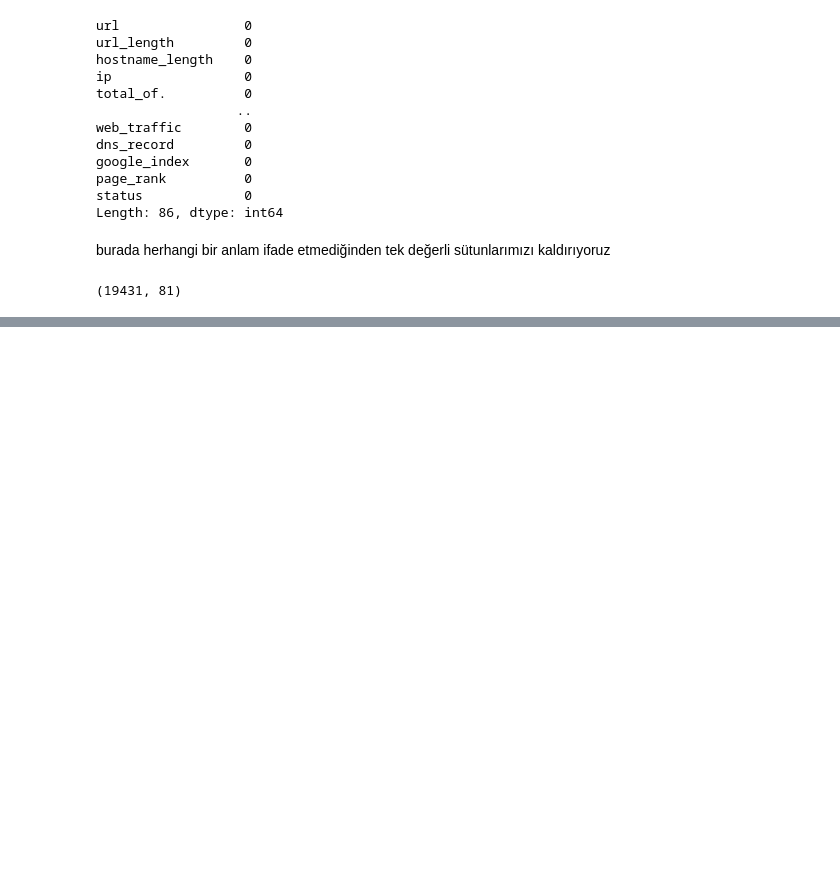
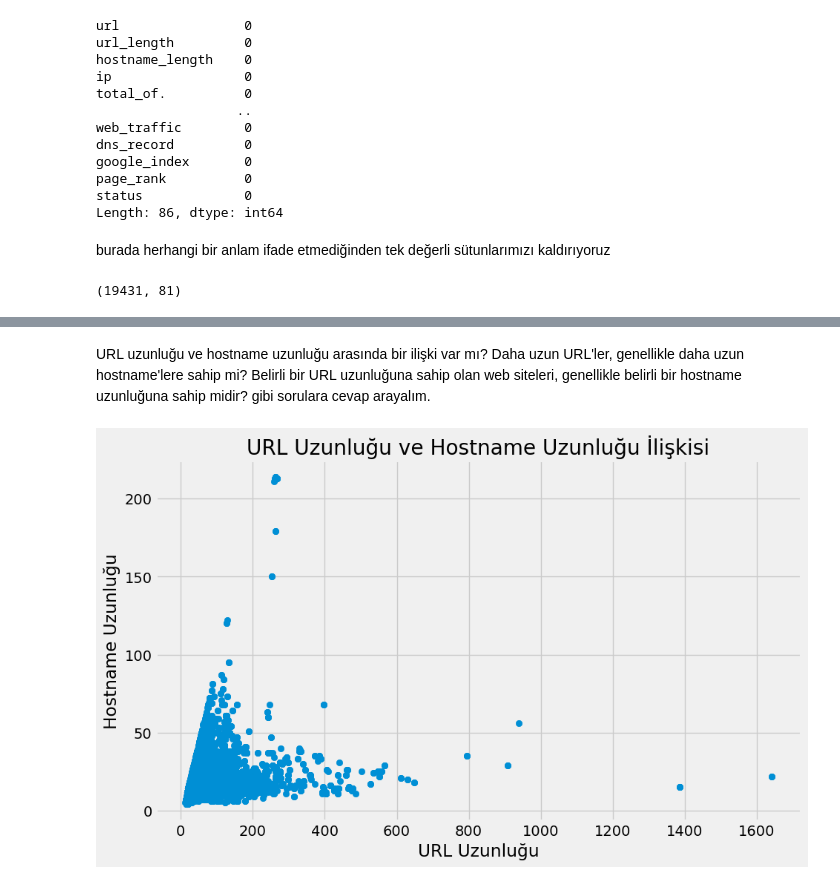
Before and after one commit to Phishbust/datanalysisandmodeling, a Jupyter notebook: data.ipynb, the cells around one changed output, grey strips where cells are left out. Cells and saved outputs as stored; diff of their text form; code cells hidden in the pictures; blank space fills up the shorter version.

```diff
--- a/data.ipynb
+++ b/data.ipynb
@@ -118,0 +160,16 @@ df.shape
+# %% [markdown]
+<bold>URL uzunluğu ve hostname uzunluğu arasında bir ilişki var mı?
+Daha uzun URL'ler, genellikle daha uzun hostname'lere sahip mi?
+Belirli bir URL uzunluğuna sahip olan web siteleri, genellikle belirli bir hostname uzunluğuna sahip midir? gibi sorulara cevap arayalım. </bold>
+# %%
+plt.figure(figsize=(10, 6))
+plt.scatter(df['url_length'], df['hostname_length'])
+
+plt.xlabel('URL Uzunluğu')
+plt.ylabel('Hostname Uzunluğu')
+plt.title('URL Uzunluğu ve Hostname Uzunluğu İlişkisi')
+
+plt.grid(True)
+plt.show()
+# %% [output]
+[figure, added]
```
Also changed, not shown: parts of 22 cells of this notebook.
